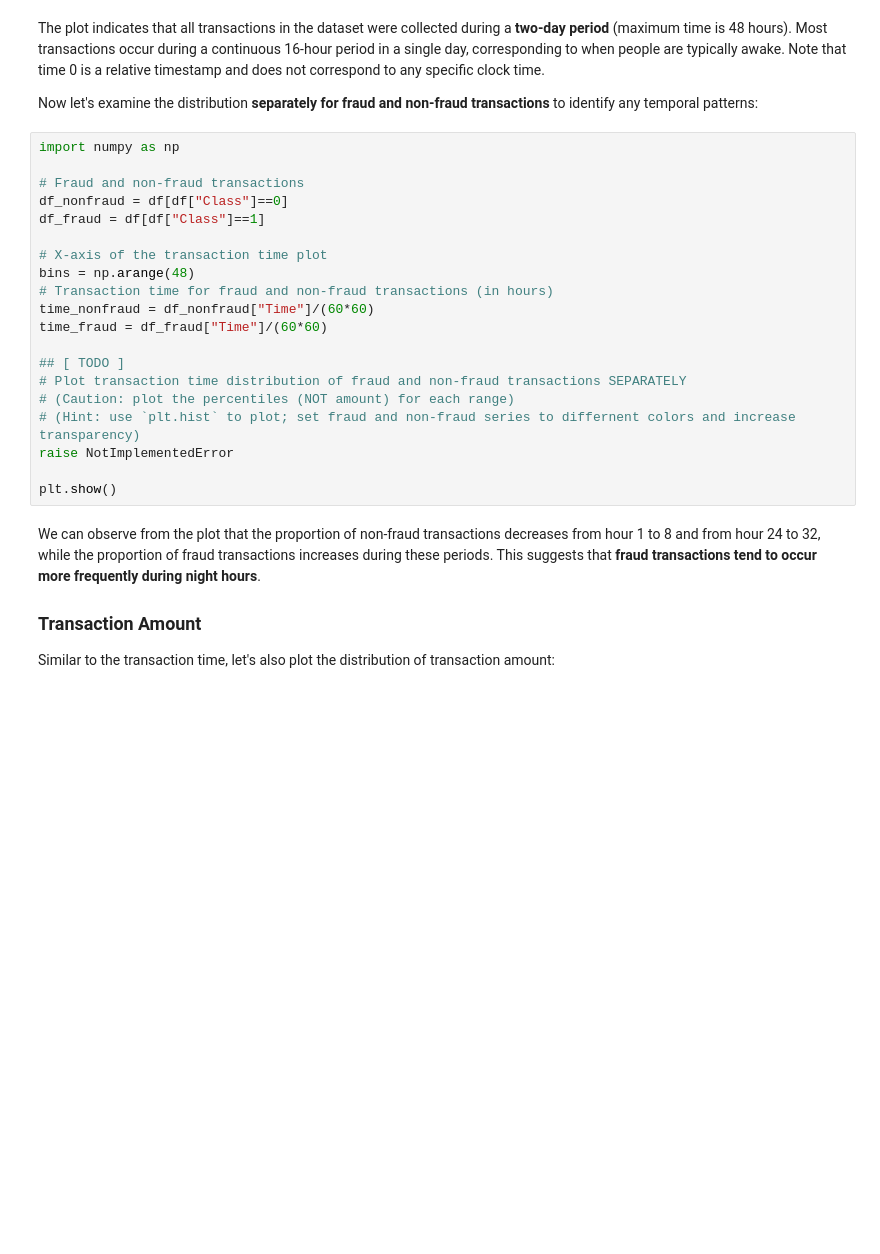
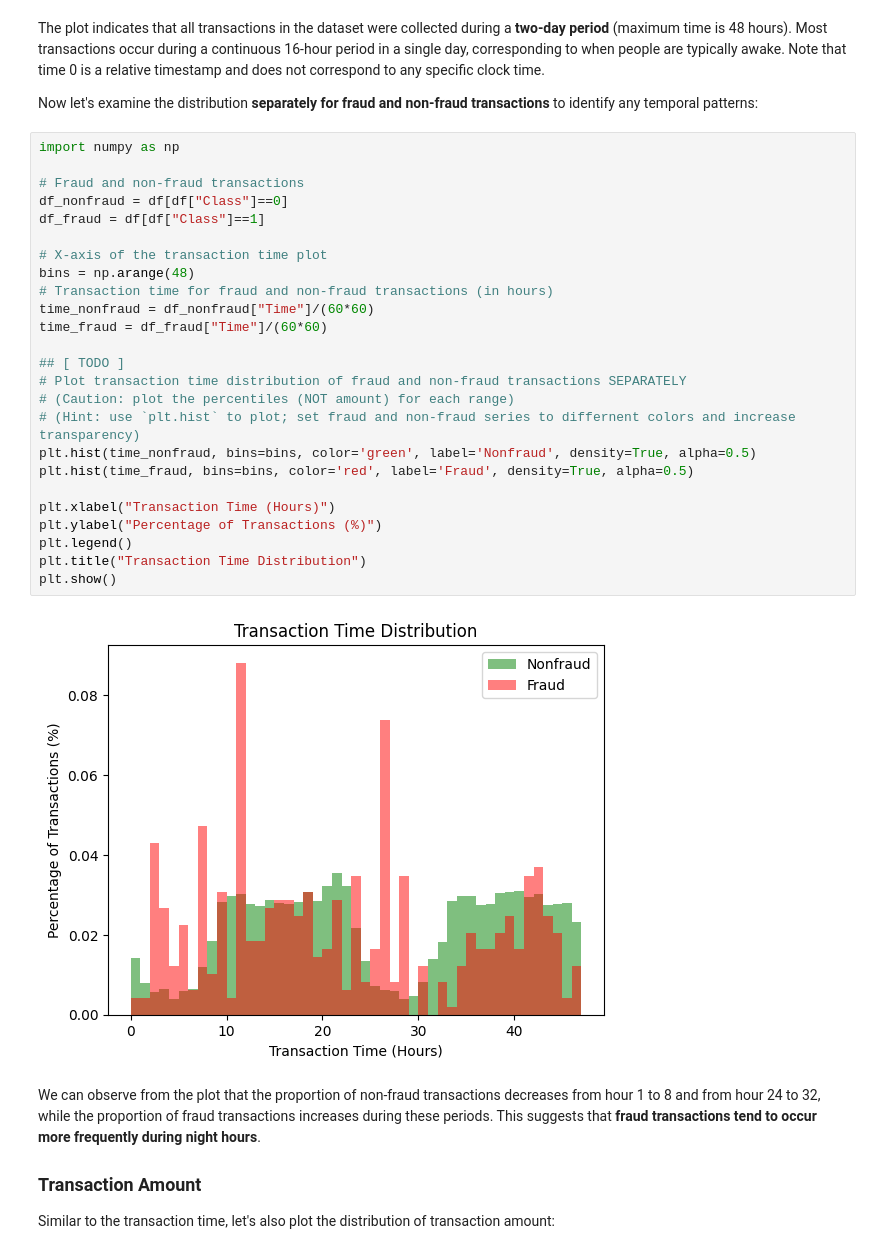
Before and after one commit to logankim0913/EE-467, a Jupyter notebook: Lab 5/lab_5_student_20260209.ipynb, the cells around one changed output. Saved outputs shown, nothing was run; the diff lists cells and outputs as text; blank space fills up the shorter version.

```diff
--- a/Lab 5/lab_5_student_20260209.ipynb
+++ b/Lab 5/lab_5_student_20260209.ipynb
@@ -105,23 +170,30 @@ Now let's examine the distribution **separately for fraud and non-fraud transact
 # %%
 import numpy as np
 
 # Fraud and non-fraud transactions
 df_nonfraud = df[df["Class"]==0]
 df_fraud = df[df["Class"]==1]
 
 # X-axis of the transaction time plot
 bins = np.arange(48)
 # Transaction time for fraud and non-fraud transactions (in hours)
 time_nonfraud = df_nonfraud["Time"]/(60*60)
 time_fraud = df_fraud["Time"]/(60*60)
 
 ## [ TODO ]
 # Plot transaction time distribution of fraud and non-fraud transactions SEPARATELY
 # (Caution: plot the percentiles (NOT amount) for each range)
 # (Hint: use `plt.hist` to plot; set fraud and non-fraud series to differnent colors and increase transparency)
-raise NotImplementedError
+plt.hist(time_nonfraud, bins=bins, color='green', label='Nonfraud', density=True, alpha=0.5)
+plt.hist(time_fraud, bins=bins, color='red', label='Fraud', density=True, alpha=0.5)
 
+plt.xlabel("Transaction Time (Hours)")
+plt.ylabel("Percentage of Transactions (%)")
+plt.legend()
+plt.title("Transaction Time Distribution")
 plt.show()
+# %% [output]
+[figure, added]
 # %% [markdown]
 We can observe from the plot that the proportion of non-fraud transactions decreases from hour 1 to 8 and from hour 24 to 32, while the proportion of fraud transactions increases during these periods. This suggests that **fraud transactions tend to occur more frequently during night hours**.
 
```
Also changed, not shown: parts of 13 cells of this notebook, 1 other file.
